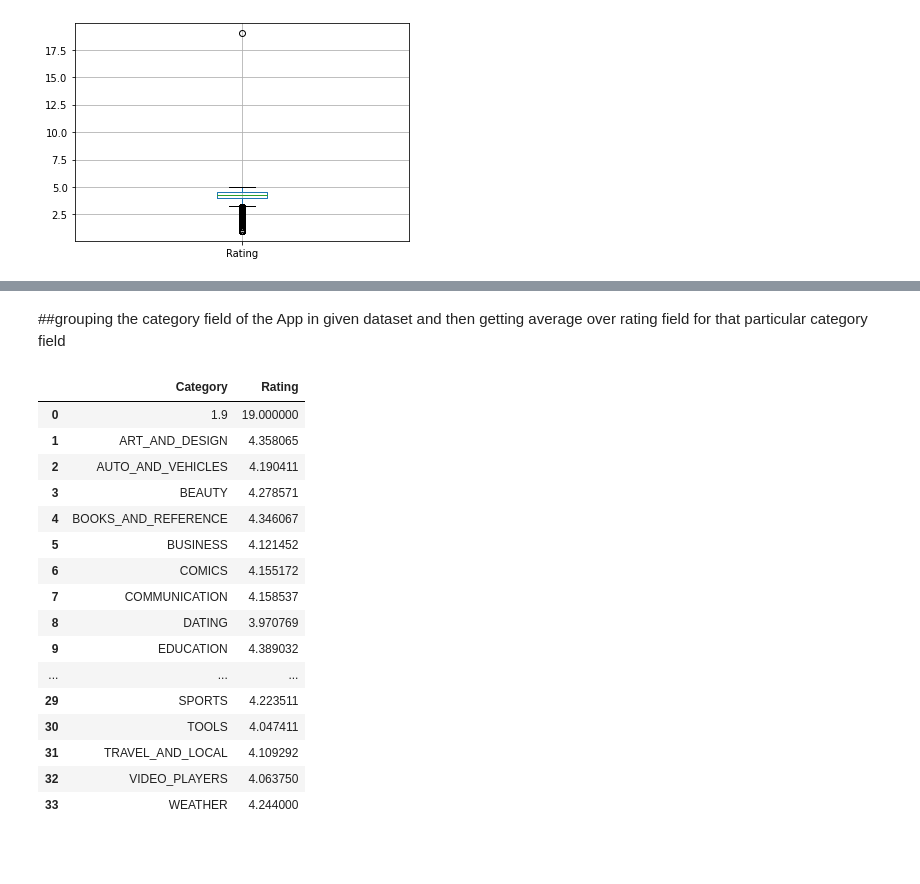
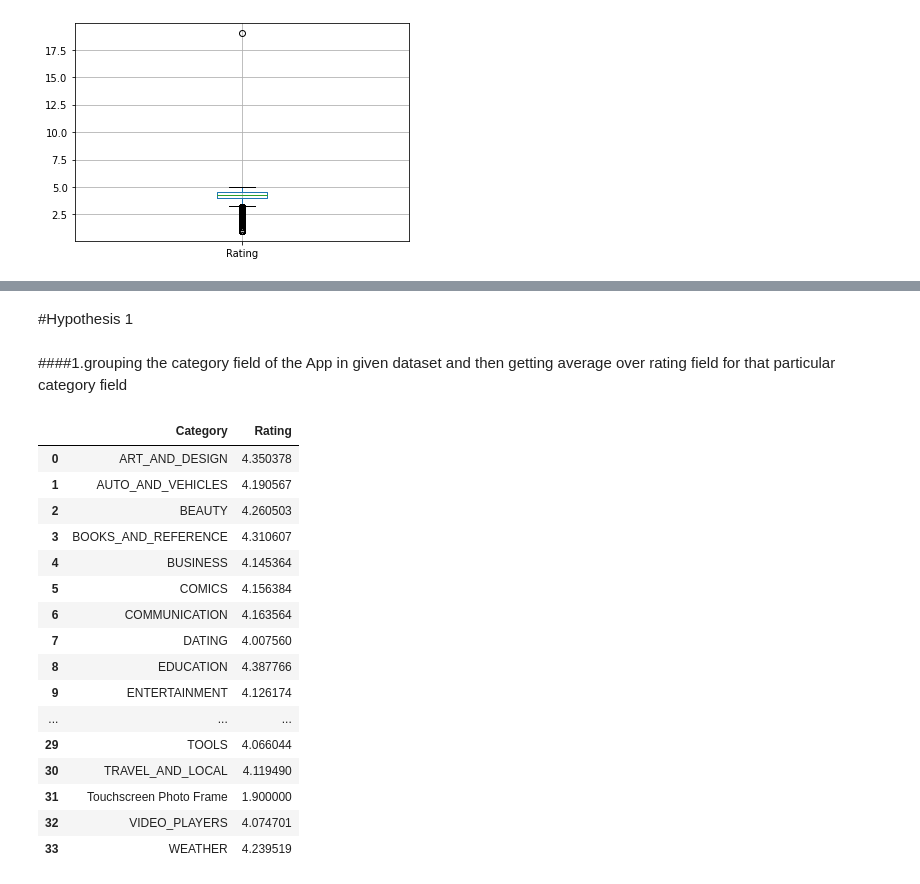
Before and after one commit to Rajashekar-Anumalla/PlayStoreAppReview_DataWrangling, a Jupyter notebook: Play_Store_App_Review_Analysis_Capstone_Project.ipynb, the cells around one changed output, grey strips where cells are left out. Saved outputs shown, nothing was run; the diff lists cells and outputs as text; code cells hidden in the pictures; blank space fills up the shorter version.

```diff
--- a/Play_Store_App_Review_Analysis_Capstone_Project.ipynb
+++ b/Play_Store_App_Review_Analysis_Capstone_Project.ipynb
@@ -128,0 +171,3 @@ df_copy[idx:idx+1]
+# %%
+# updating series rating which are null values
+df_copy['Rating'] = df_copy['Rating'].transform(imputate_rating)
@@ -128,0 +191,5 @@ df_copy[idx:idx+1]
+# %%
+## observing data we feel that Category value is same as Genres so, as there is
+## only record is to be updated we are filling it with category data
+df_copy['Genres'].fillna(df_copy.loc[idx,'Category'],inplace= True)
+df_copy.isnull().sum()
@@ -128,0 +211,9 @@ df_copy[idx:idx+1]
+# %%
+## As all the above missing values are Qualitative data , we have decided to
+## fill them will most repitative value in that series nothing but mode of
+##that series
+df_copy['Type'].fillna(df_copy['Type'].mode().values[0], inplace = True)
+df_copy['Current Ver'].fillna(df_copy['Current Ver'].mode().values[0], inplace = True)
+df_copy['Android Ver'].fillna(df_copy['Android Ver'].mode().values[0], inplace = True)
+
+df_copy.isnull().sum()
@@ -128,0 +239,8 @@ df_copy[idx:idx+1]
+# %%
+df_copy['Price'] = df_copy['Price'].apply(lambda x : float(str(x).replace('$','')) if '$' in str(x) else float(str(x)))
+df_copy['Installs'] = df_copy['Installs'].apply(lambda x : str(x).replace('+','') if '+' in str(x) else str(x))
+df_copy['Installs'] = df_copy['Installs'].apply(lambda x : float(str(x).replace(',','')) if ',' in str(x) else float(str(x)))
+df_copy['Reviews'] = df_copy['Reviews'].astype(float)
+df_copy['Reviews']
+
+## Here we have updated the format of required fields
@@ -129,22 +260,24 @@ df_copy[idx:idx+1]
+# %% [markdown]
+#Hypothesis 1
 # %% [markdown]
-##grouping the category field of the App in given dataset and then getting average over rating field for that particular category field
+####1.grouping the category field of the App in given dataset and then getting average over rating field for that particular category field
 # %%
-df.groupby('Category',as_index=False)['Rating'].mean()
+df_copy.groupby('Category',as_index=False)['Rating'].mean()
 # %% [output]
 |  | Category | Rating |
-| 0 | 1.9 | 19.000000 |
-| 1 | ART_AND_DESIGN | 4.358065 |
-| 2 | AUTO_AND_VEHICLES | 4.190411 |
-| 3 | BEAUTY | 4.278571 |
-| 4 | BOOKS_AND_REFERENCE | 4.346067 |
-| 5 | BUSINESS | 4.121452 |
-| 6 | COMICS | 4.155172 |
-| 7 | COMMUNICATION | 4.158537 |
-| 8 | DATING | 3.970769 |
-| 9 | EDUCATION | 4.389032 |
+| 0 | ART_AND_DESIGN | 4.350378 |
+| 1 | AUTO_AND_VEHICLES | 4.190567 |
+| 2 | BEAUTY | 4.260503 |
+| 3 | BOOKS_AND_REFERENCE | 4.310607 |
+| 4 | BUSINESS | 4.145364 |
+| 5 | COMICS | 4.156384 |
+| 6 | COMMUNICATION | 4.163564 |
+| 7 | DATING | 4.007560 |
+| 8 | EDUCATION | 4.387766 |
+| 9 | ENTERTAINMENT | 4.126174 |
 | ... | ... | ... |
-| 29 | SPORTS | 4.223511 |
-| 30 | TOOLS | 4.047411 |
-| 31 | TRAVEL_AND_LOCAL | 4.109292 |
-| 32 | VIDEO_PLAYERS | 4.063750 |
-| 33 | WEATHER | 4.244000 |
+| 29 | TOOLS | 4.066044 |
+| 30 | TRAVEL_AND_LOCAL | 4.119490 |
+| 31 | Touchscreen Photo Frame | 1.900000 |
+| 32 | VIDEO_PLAYERS | 4.074701 |
+| 33 | WEATHER | 4.239519 |
```
Also changed, not shown: parts of 19 cells of this notebook.
